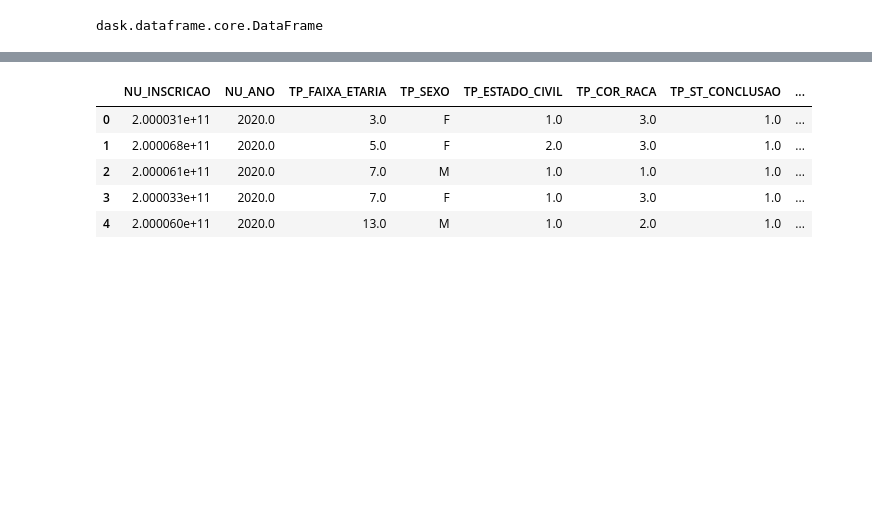
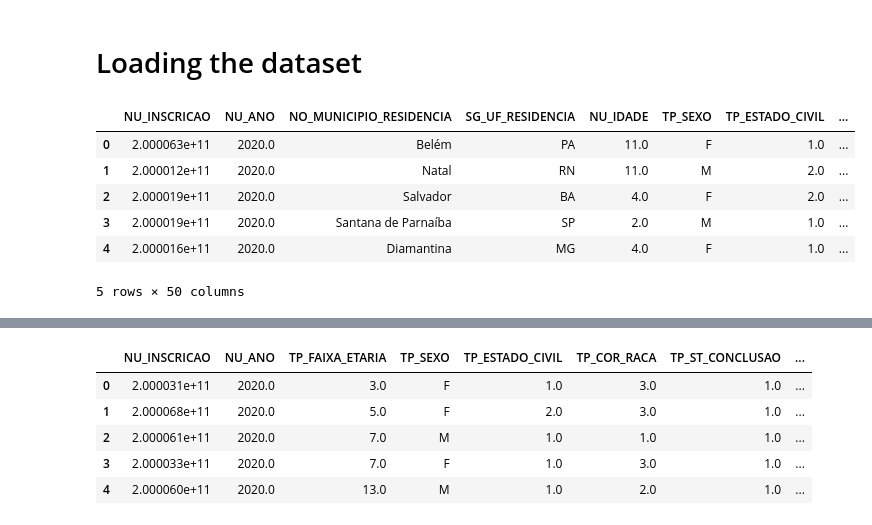
Before and after one commit to Chrystinne/enem, a Jupyter notebook: notebooks/enem_2020.ipynb, the cells around one changed output, grey strips where cells are left out. Cells and saved outputs as stored; diff of their text form; code cells hidden in the pictures; blank space fills up the shorter version.

```diff
--- a/notebooks/enem_2020.ipynb
+++ b/notebooks/enem_2020.ipynb
@@ -8 +9,3 @@ import dask.dataframe as dd
+# %% [markdown]
+# Loading the dataset
 # %%
@@ -23,4 +25,10 @@ df = dd.read_csv(file, encoding='cp1252', sep=';', usecols=cols_used, assume_mis
-# %%
-type(df)
-# %% [output]
-dask.dataframe.core.DataFrame
+# %%
+df.head()
+# %% [output]
+|  | NU_INSCRICAO | NU_ANO | NO_MUNICIPIO_RESIDENCIA | SG_UF_RESIDENCIA | NU_IDADE | TP_SEXO | TP_ESTADO_CIVIL | ... |
+| 0 | 2.000063e+11 | 2020.0 | Belém | PA | 11.0 | F | 1.0 | ... |
+| 1 | 2.000012e+11 | 2020.0 | Natal | RN | 11.0 | M | 2.0 | ... |
+| 2 | 2.000019e+11 | 2020.0 | Salvador | BA | 4.0 | F | 2.0 | ... |
+| 3 | 2.000019e+11 | 2020.0 | Santana de Parnaíba | SP | 2.0 | M | 1.0 | ... |
+| 4 | 2.000016e+11 | 2020.0 | Diamantina | MG | 4.0 | F | 1.0 | ... |
+5 rows × 50 columns
```
Also changed, not shown: parts of 21 cells of this notebook, 2 other files.
